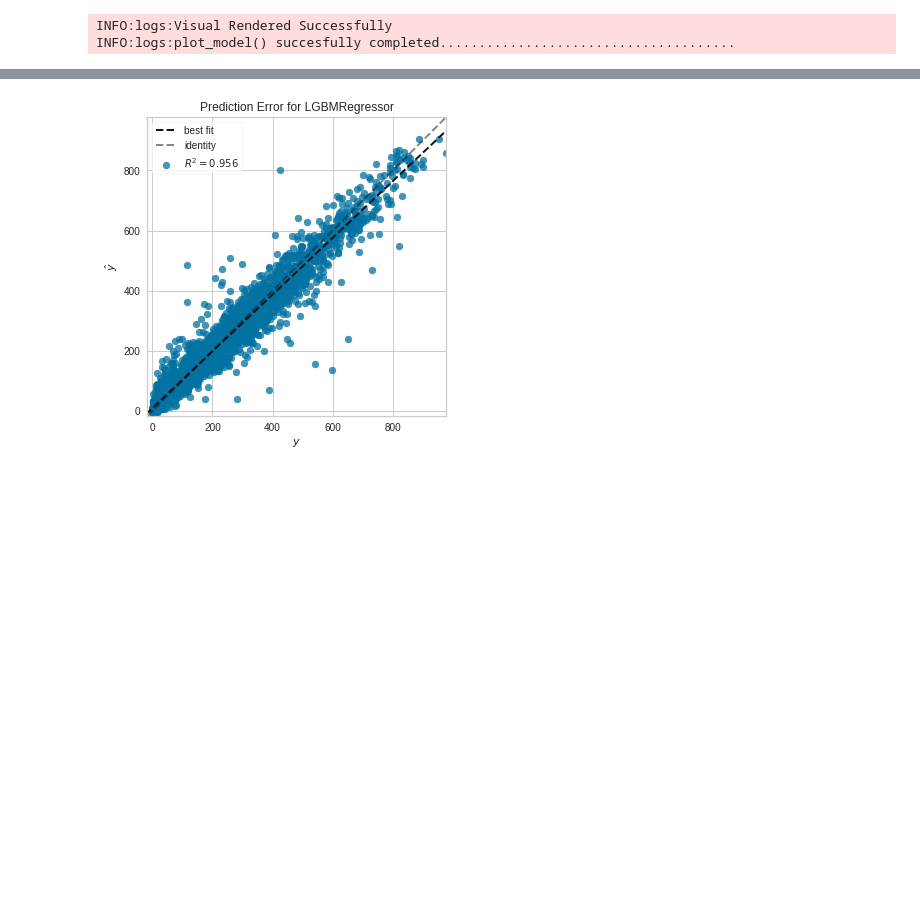
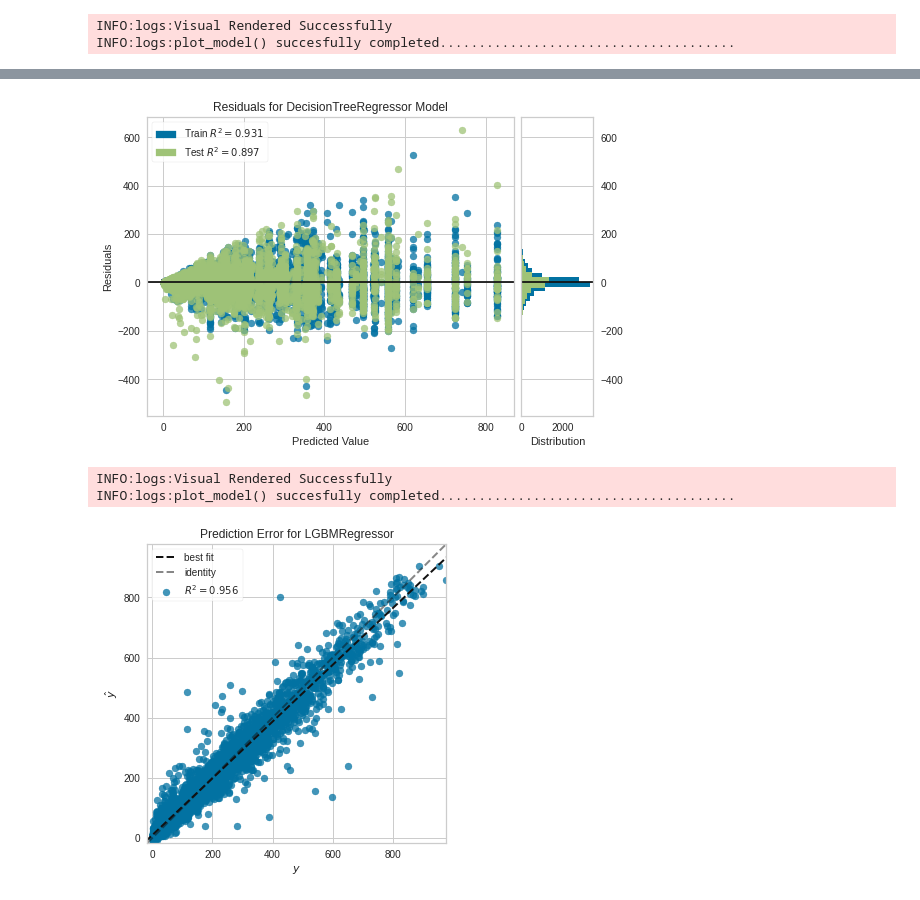
Before and after one commit to cruzalacar/AI-BikeSharing, a Jupyter notebook: AI_Project_BikeSharing.ipynb, the cells around one changed output, grey strips where cells are left out. Cells and saved outputs as stored; diff of their text form; code cells hidden in the pictures; blank space fills up the shorter version.

```diff
--- a/AI_Project_BikeSharing.ipynb
+++ b/AI_Project_BikeSharing.ipynb
@@ -296,3 +302,9 @@ INFO:logs:plot_model() succesfully completed....................................
+# %%
+plot_model(tuned_dt)
+# %% [output]
+[figure, added]
+INFO:logs:Visual Rendered Successfully
+INFO:logs:plot_model() succesfully completed......................................
 # %%
 plot_model(tuned_lightgbm, plot = 'error')
 # %% [output]
```
Also changed, not shown: parts of 4 cells of this notebook.
